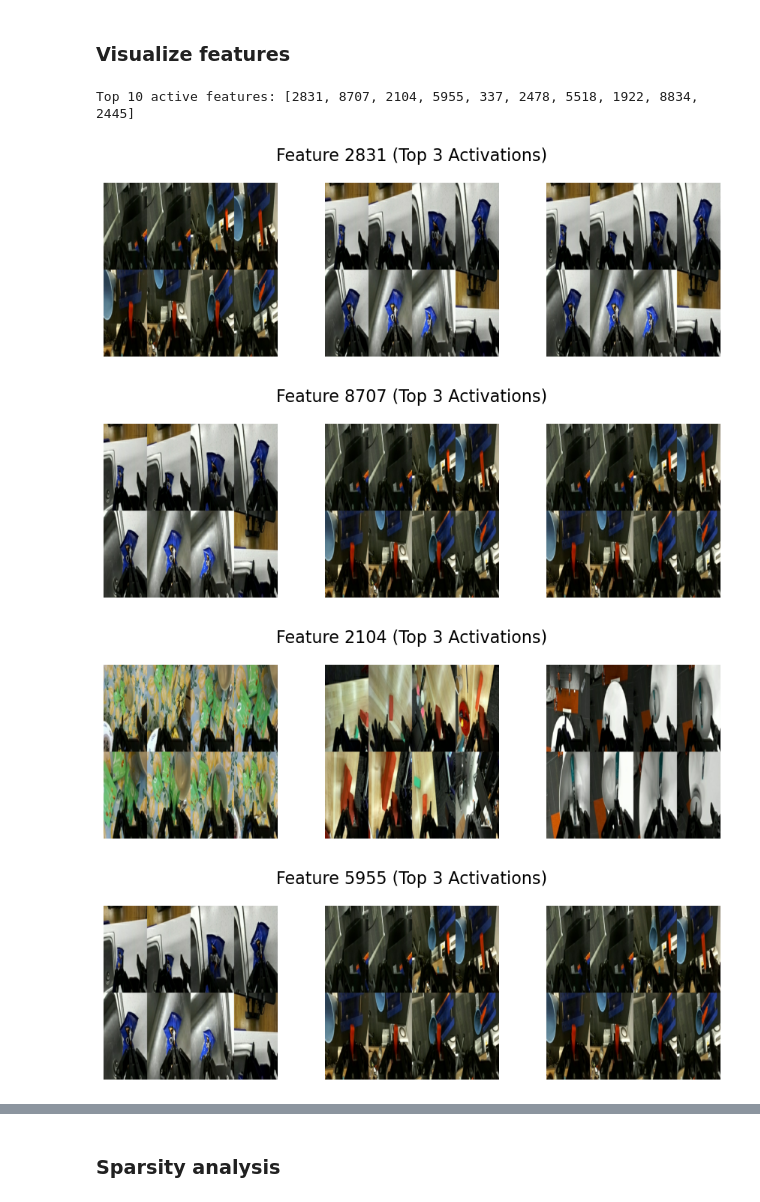
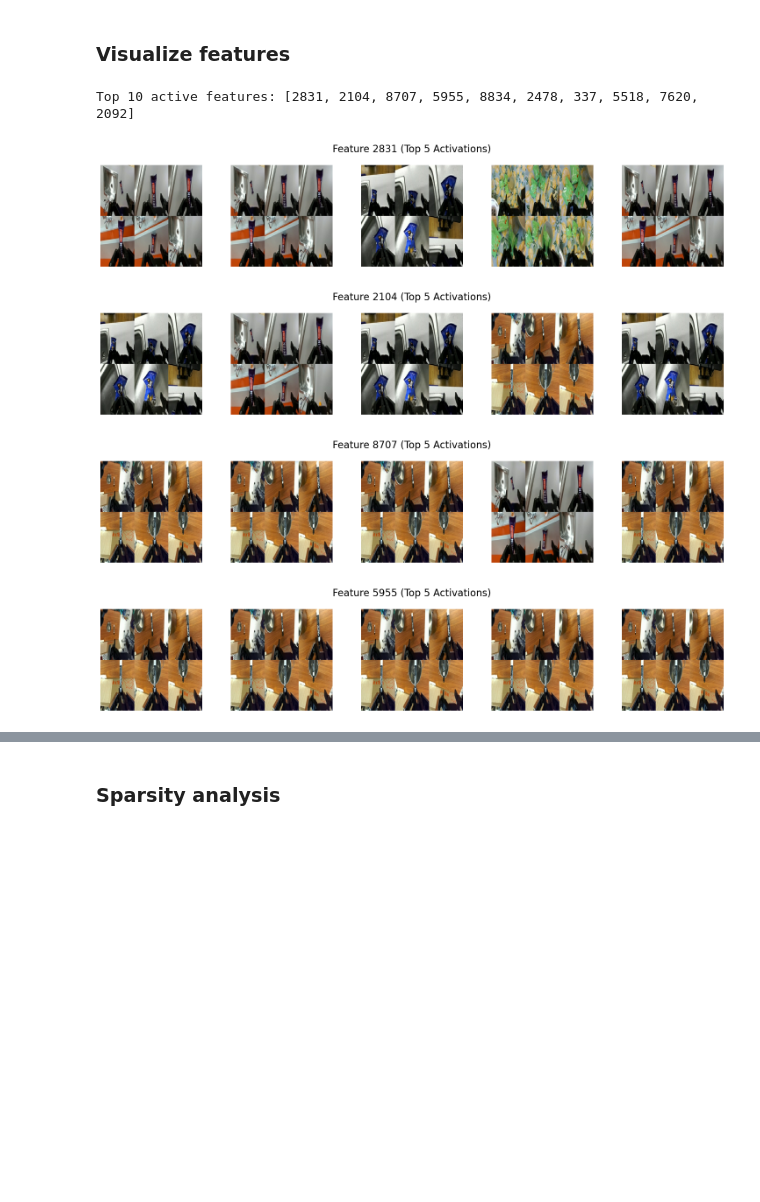
Before and after one commit to tsai-henry/roboterp, a Jupyter notebook: droidSAE_on_collage.ipynb, the cells around one changed output, grey strips where cells are left out. Saved outputs shown, nothing was run; the diff lists cells and outputs as text; code cells hidden in the pictures; blank space fills up the shorter version.

```diff
--- a/droidSAE_on_collage.ipynb
+++ b/droidSAE_on_collage.ipynb
@@ -196,7 +195,7 @@ model = PaliGemmaForConditionalGeneration.from_pretrained(
     MODEL_ID,
     torch_dtype=dtype
 ).eval()
-model = model.to(device) # Move model to GPU
+model = model.cpu()
 processor = AutoProcessor.from_pretrained(MODEL_ID)
 
 # Set up activation capture (vision tower)
@@ -502,7 +584,7 @@ View run at https://wandb.ai/htsai2025/sparse-autoencoder/runs/9uzlk80l
 ### Visualize features
 # %%
 # ==== CONFIG ====
-top_k = 3
+top_k = 5
 n_features_to_plot = 10
 batch_size = 4096  # tune based on your GPU memory
 num_workers = 8    # number of parallel CPU threads
@@ -525,7 +607,7 @@ sparse_features = torch.cat(sparse_feature_list, dim=0)
 
 # ==== TOKEN-TO-IMAGE INDEX MAPPING ====
 image_indices_per_token = []
-for img_idx, n_tokens in enumerate(image_to_token_counts):
+for img_idx, n_tokens in enumerate(token_counts):
     image_indices_per_token.extend([img_idx] * n_tokens)
 
 assert len(image_indices_per_token) == sparse_features.shape[0], \
@@ -538,35 +620,35 @@ mean_features = running_sum / count
 top_features = torch.topk(mean_features, k=n_features_to_plot).indices.tolist()
 print(f"Top {n_features_to_plot} active features:", top_features)
 
 # ==== PARALLEL IMAGE LOADING ====
 def load_rgb(idx):
     img_idx = int(image_indices_per_token[idx])
     image = dataset[img_idx]["image"].convert("RGB")
     return np.array(image)
 
 # ==== DISPLAY ====
 for feature_idx in top_features:
     activations = sparse_features[:, feature_idx]
     topk_indices = torch.topk(activations, k=top_k).indices.cpu().tolist()
 
     # Load top images in parallel
     with ThreadPoolExecutor(max_workers=num_workers) as executor:
         images = list(executor.map(load_rgb, topk_indices))
 
     # Plot
     fig, axes = plt.subplots(1, top_k, figsize=(3 * top_k, 3))
     axes = [axes] if top_k == 1 else axes
     fig.suptitle(f"Feature {feature_idx} (Top {top_k} Activations)", fontsize=16)
 
     for ax, img in zip(axes, images):
         ax.imshow(img)
         ax.axis("off")
 
     plt.tight_layout()
     plt.show()
 # %% [output]
-Top 10 active features: [2831, 8707, 2104, 5955, 337, 2478, 5518, 1922, 8834, 2445]
+Top 10 active features: [2831, 2104, 8707, 5955, 8834, 2478, 337, 5518, 7620, 2092]
-[figure, old version]
+[figure, new version]
-[figure, old version]
+[figure, new version]
-[figure, old version]
+[figure, new version]
-[figure, old version]
+[figure, new version]
```
Also changed, not shown: parts of 15 cells of this notebook, 2 other files.
